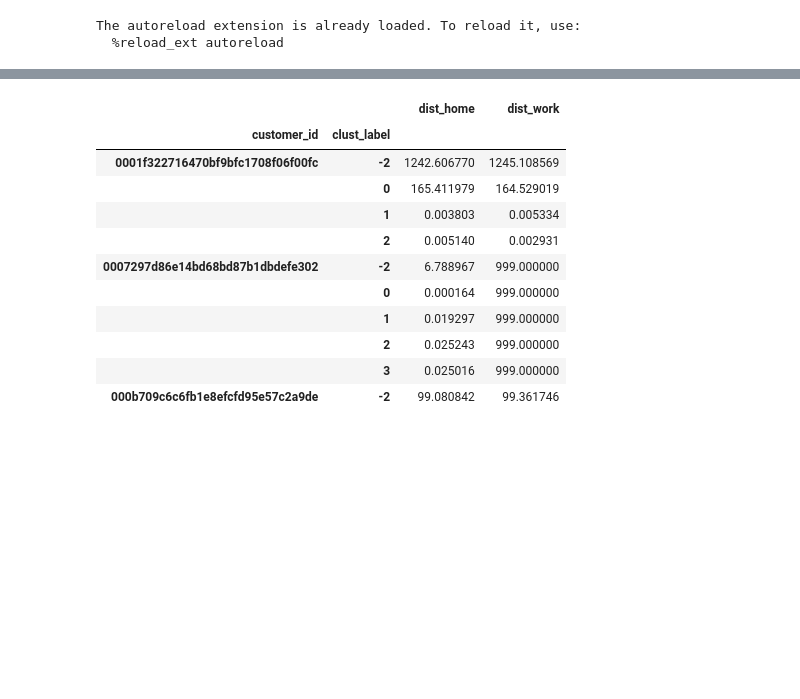
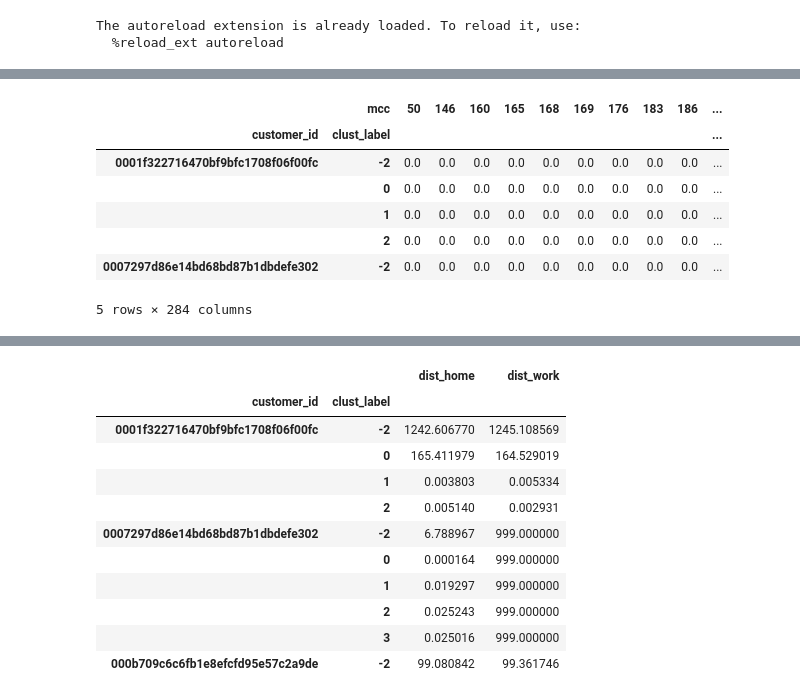
Before and after one commit to PhySci/raiffaizen, a Jupyter notebook: DBSCAN.ipynb, the cells around one changed output, grey strips where cells are left out. Saved outputs shown, nothing was run; the diff lists cells and outputs as text; code cells hidden in the pictures; blank space fills up the shorter version.

```diff
--- a/DBSCAN.ipynb
+++ b/DBSCAN.ipynb
@@ -70,0 +154,13 @@ t_gr = train_df.groupby(['customer_id','clust_label'])
+# %%
+### Create features with relative contributions of each MCC code for each cluster of each customer
+k = t_gr.mcc.aggregate('value_counts', **{'normalize':True}).unstack(level=-1).fillna(0)
+k.head()
+# %% [output]
+|  | mcc | 50 | 146 | 160 | 165 | 168 | 169 | 176 | 183 | 186 | ... |
+| customer_id | clust_label |  |  |  |  |  |  |  |  |  | ... |
+| 0001f322716470bf9bfc1708f06f00fc | -2 | 0.0 | 0.0 | 0.0 | 0.0 | 0.0 | 0.0 | 0.0 | 0.0 | 0.0 | ... |
+|  | 0 | 0.0 | 0.0 | 0.0 | 0.0 | 0.0 | 0.0 | 0.0 | 0.0 | 0.0 | ... |
+|  | 1 | 0.0 | 0.0 | 0.0 | 0.0 | 0.0 | 0.0 | 0.0 | 0.0 | 0.0 | ... |
+|  | 2 | 0.0 | 0.0 | 0.0 | 0.0 | 0.0 | 0.0 | 0.0 | 0.0 | 0.0 | ... |
+| 0007297d86e14bd68bd87b1dbdefe302 | -2 | 0.0 | 0.0 | 0.0 | 0.0 | 0.0 | 0.0 | 0.0 | 0.0 | 0.0 | ... |
+5 rows × 284 columns
```
Also changed, not shown: parts of 14 cells of this notebook.
